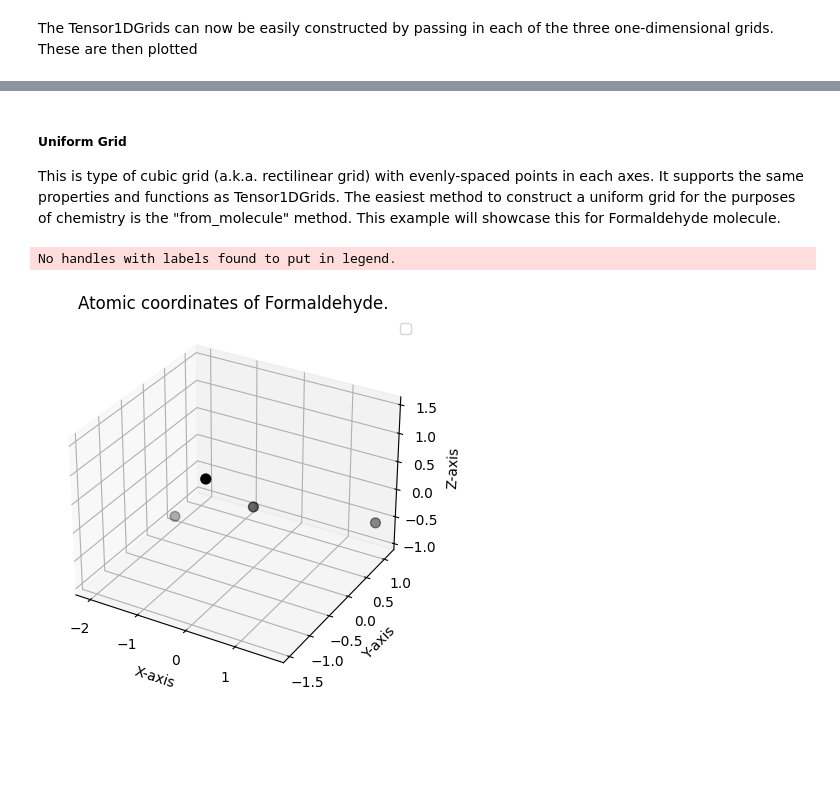
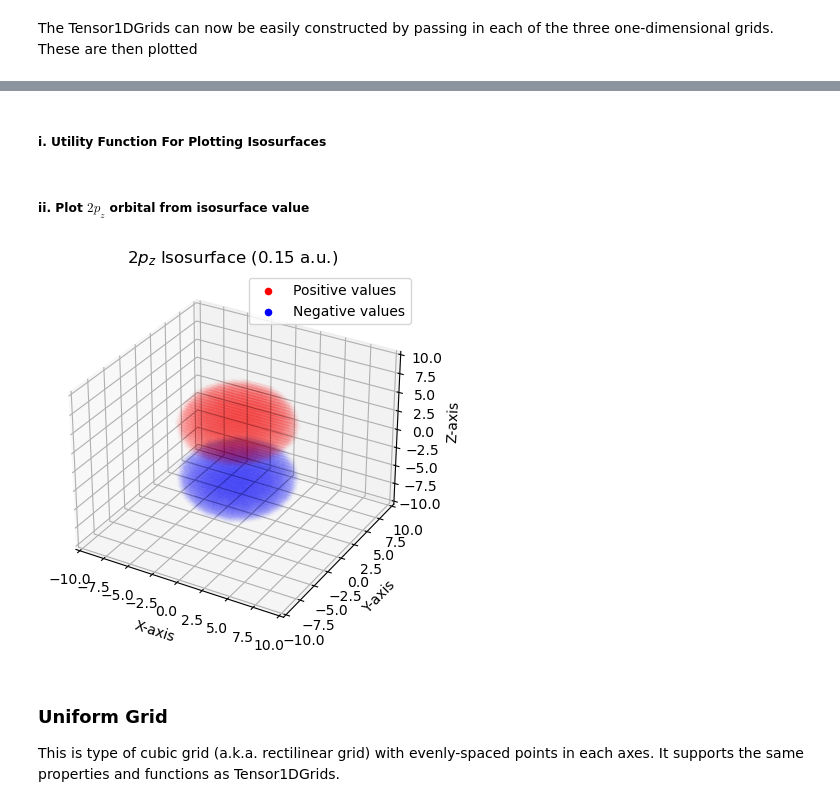
Before and after one commit to theochem/grid, a Jupyter notebook: doc/notebooks/Cubic_Grids.ipynb, the cells around one changed output, grey strips where cells are left out. Drawn from its saved outputs; the diff is of its cells as text; code cells hidden in the pictures; blank space fills up the shorter version.

```diff
--- a/doc/notebooks/Cubic_Grids.ipynb
+++ b/doc/notebooks/Cubic_Grids.ipynb
@@ -222,0 +228,2 @@ Derivative (using logarithm) in x-direction [ 0.56248734 -0.20347957 -0.16380904
+# %% [markdown]
+##### i. Utility Function For Plotting Isosurfaces
@@ -223,31 +334,25 @@ Derivative (using logarithm) in x-direction [ 0.56248734 -0.20347957 -0.16380904
+# %% [markdown]
+##### ii. Plot $2p_{z}$ orbital from isosurface value
+# %%
+import matplotlib.pyplot as plt
+import numpy as np
+
+# define 2pz orbital function
+def psi_2pz(x, y, z, a_0):
+    r = np.sqrt(x**2 + y**2 + z**2)
+    return np.exp(-r / (2 * a_0)) * z
+
+
+# Evaluate the function on the grid.
+psi_vals = psi_2pz(*tensor_grid.points.T, a_0=1.0)
+
+point_idx = target_x = 0.15
+tolerance = 1e-2
+
+plot_isosurface(tensor_grid, psi_vals, target_x, title="$2p_{z}$ Isosurface (0.15 a.u.)")
+# %% [output]
+[figure, added]
 # %% [markdown]
-##### Uniform Grid
+### Uniform Grid
 
-This is type of cubic grid (a.k.a. rectilinear grid) with evenly-spaced points in each axes.  It supports the same properties and functions as Tensor1DGrids.  The easiest method to construct a uniform grid for the purposes of chemistry is the "from_molecule" method.  This example will showcase this for Formaldehyde molecule.
+This is type of cubic grid (a.k.a. rectilinear grid) with evenly-spaced points in each axes.  It supports the same properties and functions as Tensor1DGrids.
-# %%
-from scipy.stats import special_ortho_group
-
-# Coordinates of the ch2o molecule on the xy-axis
-coordinates = np.array([
-   [2.27823914E+00,  4.13899085E-07,  3.12033662E-07],
-   [1.01154892E-02,  1.09802629E-07, -6.99333116E-07],
-   [-1.09577141E+00,  1.77311416E+00,  1.42544321E-07],
-   [-1.09577166E+00, -1.77311468E+00,  2.44755133E-07]
-])
-# Rotate them
-rot = special_ortho_group.rvs(3)
-coordinates = coordinates.dot(rot)
-charges = np.array([8, 6, 1, 1])
-
-
-fig = plt.figure()
-ax = plt.axes(projection='3d')
-ax.scatter(coordinates[:, 0], coordinates[:, 1], coordinates[:, 2], color="k", s=50)
-ax.set_xlabel("X-axis")
-ax.set_ylabel("Y-axis")
-ax.set_zlabel("Z-axis")
-plt.title("Atomic coordinates of Formaldehyde.")
-plt.show()
-# %% [output]
-No handles with labels found to put in legend.
-[figure, removed]
```
Also changed, not shown: parts of 27 cells of this notebook.
